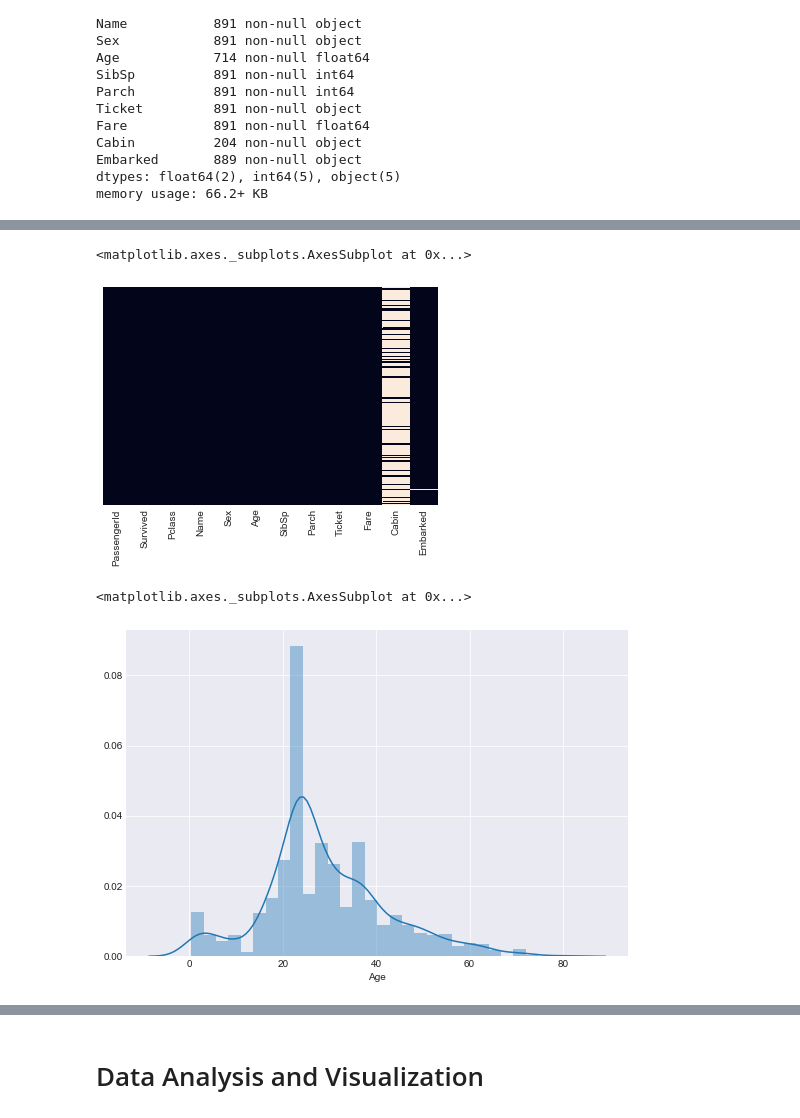
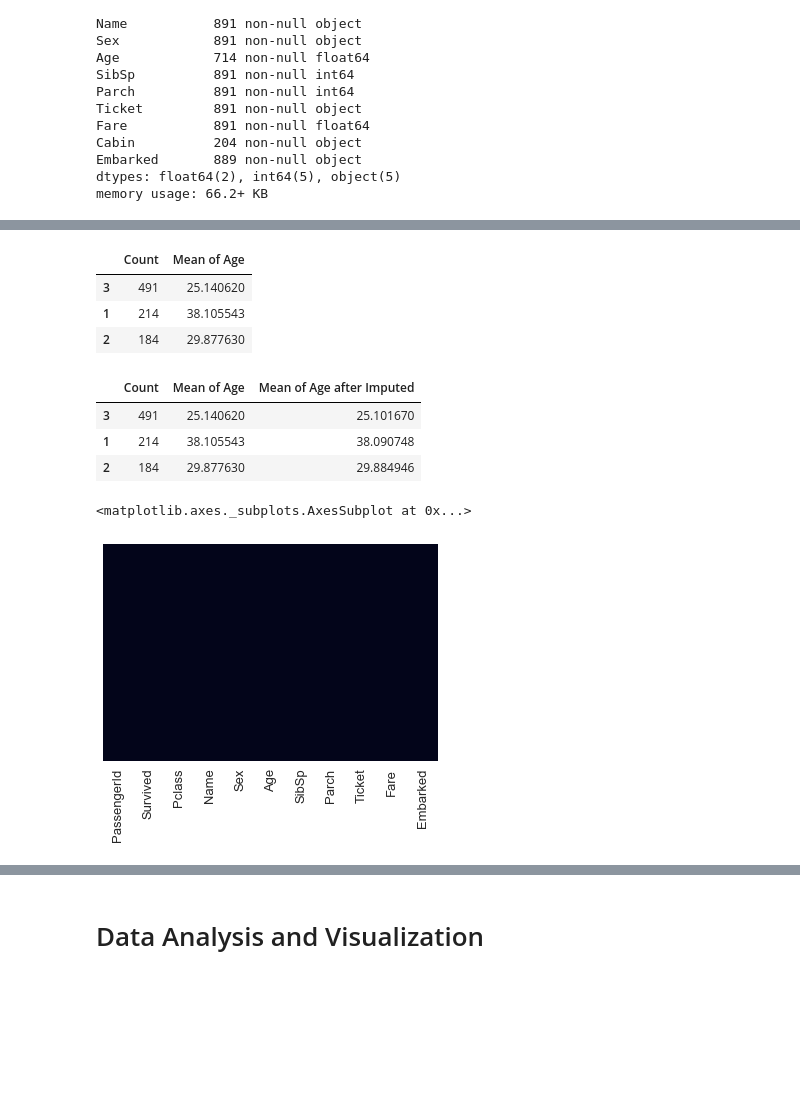
Before and after one commit to deartanapol10/ddear10-portfolio, a Jupyter notebook: Titanic.ipynb, the cells around one changed output, grey strips where cells are left out. Drawn from its saved outputs; the diff is of its cells as text; code cells hidden in the pictures; blank space fills up the shorter version.

```diff
--- a/Titanic.ipynb
+++ b/Titanic.ipynb
@@ -52,0 +56,5 @@ sns.heatmap(titanic_df.isnull(), cbar=False, yticklabels=False)
+# %%
+titanic_df = titanic_df.dropna(subset = ['Embarked'])
+# %%
+sns.set(font_scale=1.3)
+sns.heatmap(titanic_df.isnull(), cbar=False, yticklabels=False)
@@ -53,6 +64,7 @@ sns.heatmap(titanic_df.isnull(), cbar=False, yticklabels=False)
 # %%
 corr_age = pd.DataFrame(titanic_df.corr()['Age'], index=titanic_df.columns)
 plt.figure(figsize=(9, 6))
+sns.set(font_scale=1.3)
 sns.heatmap(corr_age.dropna(), annot=True)
 # %% [output]
 <matplotlib.axes._subplots.AxesSubplot at 0x...>
@@ -66,28 +78,45 @@ sns.boxplot(x='Pclass', y='Age', data=titanic_df, palette='Blues_d')
+# %%
+pclass = pd.DataFrame()
+pclass['Count'] = titanic_df['Pclass'].value_counts()
+pclass['Mean of Age'] = titanic_df.groupby('Pclass').mean()['Age']
+pclass
+# %% [output]
+|  | Count | Mean of Age |
+| 3 | 491 | 25.140620 |
+| 1 | 214 | 38.105543 |
+| 2 | 184 | 29.877630 |
 # %%
 def impute_age(column):
+
     Age = column[0]
     Pclass = column[1]
 
     if pd.isnull(Age):
 
         if Pclass == 1:
-            return 37
+            return 38
+
         elif Pclass ==2:
-            return 29
+            return 30
+
         else:
-            return 24
+            return 25
+
     else:
         return Age
 # %%
 titanic_df['Age'] = titanic_df[['Age', 'Pclass']].apply(impute_age, axis=1)
+# %%
+pclass['Mean of Age after Imputed'] = titanic_df.groupby('Pclass').mean()['Age']
+pclass
+# %% [output]
+|  | Count | Mean of Age | Mean of Age after Imputed |
+| 3 | 491 | 25.140620 | 25.101670 |
+| 1 | 214 | 38.105543 | 38.090748 |
+| 2 | 184 | 29.877630 | 29.884946 |
 # %%
+sns.set(font_scale=1.3)
 sns.heatmap(titanic_df.isnull(), cbar=False, yticklabels=False)
 # %% [output]
 <matplotlib.axes._subplots.AxesSubplot at 0x...>
-[figure, old version]
+[figure, new version]
-# %%
-plt.figure(figsize=(9,6))
-sns.distplot(titanic_df['Age'], bins=30)
-# %% [output]
-<matplotlib.axes._subplots.AxesSubplot at 0x...>
-[figure, removed]
```
Also changed, not shown: parts of 35 cells of this notebook.
